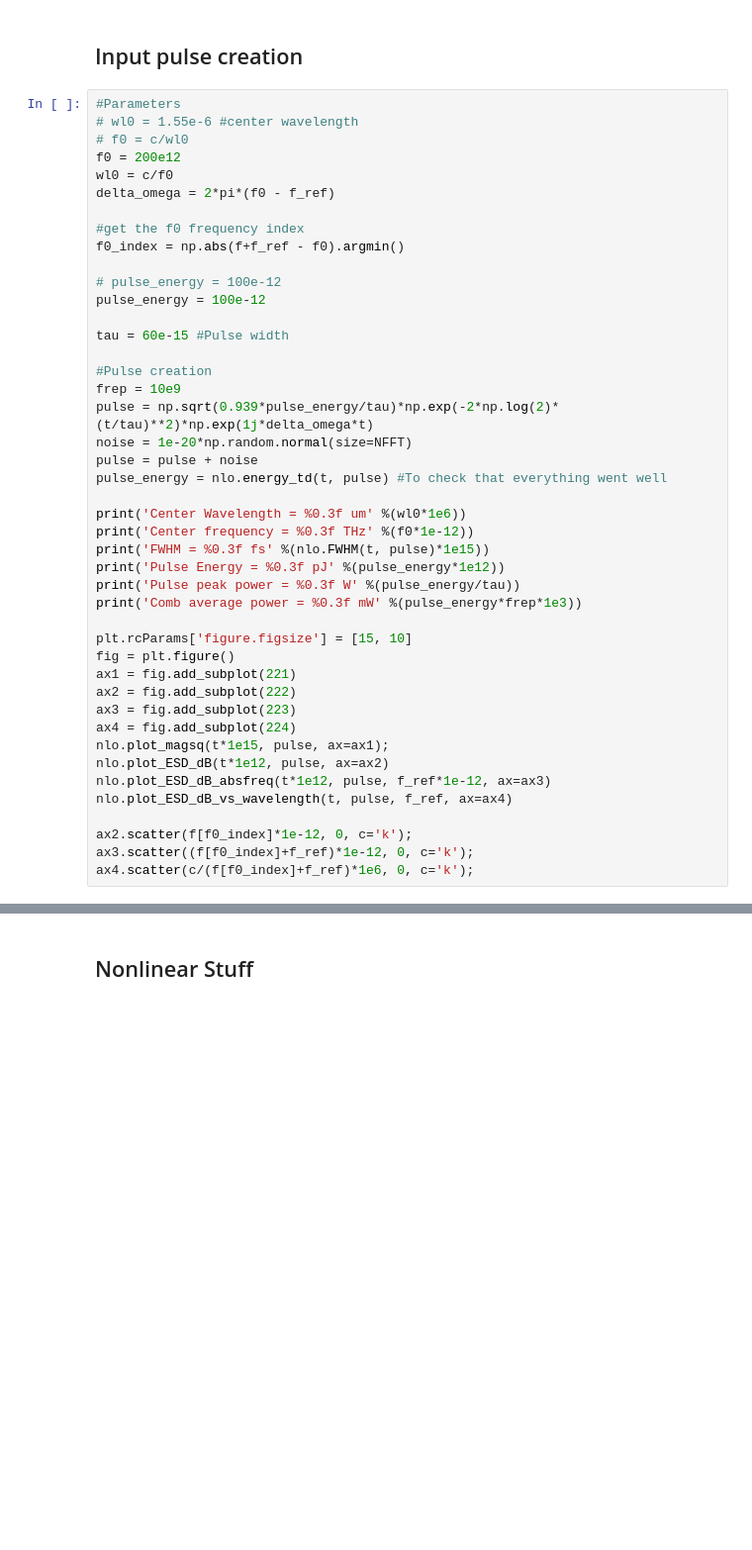
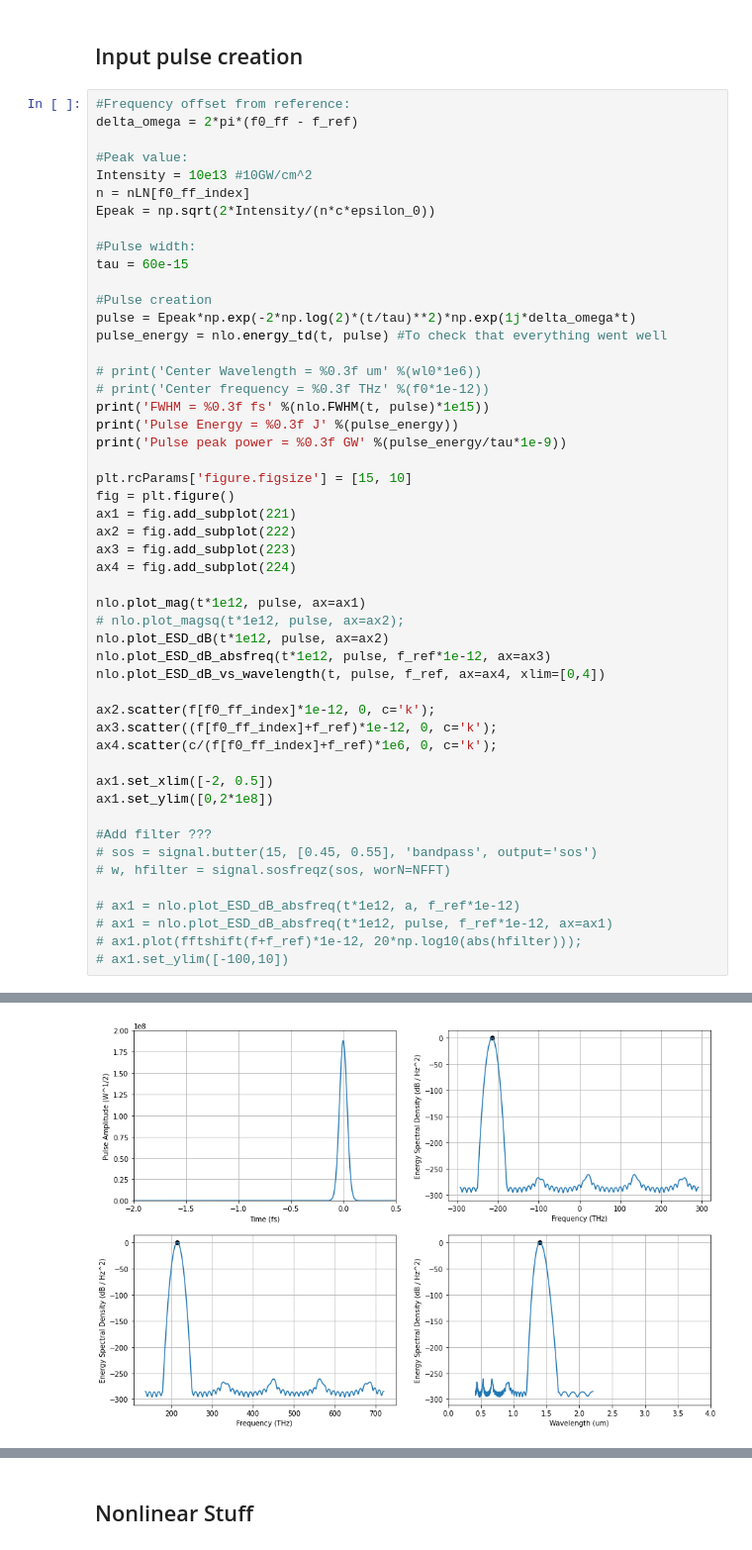
Before and after one commit to ledezmaluism/snow, a Jupyter notebook: Notebooks/SGC_2_free_space_test.ipynb, the cells around one changed output, grey strips where cells are left out. Shown at 99% size. Cells and saved outputs as stored; diff of their text form; blank space fills up the shorter version.

```diff
--- a/Notebooks/SGC_2_free_space_test.ipynb
+++ b/Notebooks/SGC_2_free_space_test.ipynb
@@ -83,34 +197,26 @@ print('Maximum absolute frequency = %0.3f THz' %((np.max(f) + f_ref)*1e-12))
 # %% [markdown]
 ## Input pulse creation
 # %%
-#Parameters
-# wl0 = 1.55e-6 #center wavelength
-# f0 = c/wl0
-f0 = 200e12
-wl0 = c/f0
-delta_omega = 2*pi*(f0 - f_ref)
+#Frequency offset from reference:
+delta_omega = 2*pi*(f0_ff - f_ref)
 
-#get the f0 frequency index
-f0_index = np.abs(f+f_ref - f0).argmin()
+#Peak value:
+Intensity = 10e13 #10GW/cm^2
+n = nLN[f0_ff_index]
+Epeak = np.sqrt(2*Intensity/(n*c*epsilon_0))
 
-# pulse_energy = 100e-12
-pulse_energy = 100e-12
-
-tau = 60e-15 #Pulse width
+#Pulse width:
+tau = 60e-15
 
 #Pulse creation
-frep = 10e9
-pulse = np.sqrt(0.939*pulse_energy/tau)*np.exp(-2*np.log(2)*(t/tau)**2)*np.exp(1j*delta_omega*t)
-noise = 1e-20*np.random.normal(size=NFFT)
-pulse = pulse + noise
+pulse = Epeak*np.exp(-2*np.log(2)*(t/tau)**2)*np.exp(1j*delta_omega*t)
 pulse_energy = nlo.energy_td(t, pulse) #To check that everything went well
 
-print('Center Wavelength = %0.3f um' %(wl0*1e6))
-print('Center frequency = %0.3f THz' %(f0*1e-12))
+# print('Center Wavelength = %0.3f um' %(wl0*1e6))
+# print('Center frequency = %0.3f THz' %(f0*1e-12))
 print('FWHM = %0.3f fs' %(nlo.FWHM(t, pulse)*1e15))
-print('Pulse Energy = %0.3f pJ' %(pulse_energy*1e12))
-print('Pulse peak power = %0.3f W' %(pulse_energy/tau))
-print('Comb average power = %0.3f mW' %(pulse_energy*frep*1e3))
+print('Pulse Energy = %0.3f J' %(pulse_energy))
+print('Pulse peak power = %0.3f GW' %(pulse_energy/tau*1e-9))
 
 plt.rcParams['figure.figsize'] = [15, 10]
 fig = plt.figure()
@@ -118,11 +224,26 @@ ax1 = fig.add_subplot(221)
 ax2 = fig.add_subplot(222)
 ax3 = fig.add_subplot(223)
 ax4 = fig.add_subplot(224)
-nlo.plot_magsq(t*1e15, pulse, ax=ax1);
+
+nlo.plot_mag(t*1e12, pulse, ax=ax1)
+# nlo.plot_magsq(t*1e12, pulse, ax=ax2);
 nlo.plot_ESD_dB(t*1e12, pulse, ax=ax2)
 nlo.plot_ESD_dB_absfreq(t*1e12, pulse, f_ref*1e-12, ax=ax3)
-nlo.plot_ESD_dB_vs_wavelength(t, pulse, f_ref, ax=ax4)
+nlo.plot_ESD_dB_vs_wavelength(t, pulse, f_ref, ax=ax4, xlim=[0,4])
 
-ax2.scatter(f[f0_index]*1e-12, 0, c='k');
-ax3.scatter((f[f0_index]+f_ref)*1e-12, 0, c='k');
-ax4.scatter(c/(f[f0_index]+f_ref)*1e6, 0, c='k');
+ax2.scatter(f[f0_ff_index]*1e-12, 0, c='k');
+ax3.scatter((f[f0_ff_index]+f_ref)*1e-12, 0, c='k');
+ax4.scatter(c/(f[f0_ff_index]+f_ref)*1e6, 0, c='k');
+
+ax1.set_xlim([-2, 0.5])
+ax1.set_ylim([0,2*1e8])
+
+#Add filter ???
+# sos = signal.butter(15, [0.45, 0.55], 'bandpass', output='sos')
+# w, hfilter = signal.sosfreqz(sos, worN=NFFT)
+
+# ax1 = nlo.plot_ESD_dB_absfreq(t*1e12, a, f_ref*1e-12)
+# ax1 = nlo.plot_ESD_dB_absfreq(t*1e12, pulse, f_ref*1e-12, ax=ax1)
+# ax1.plot(fftshift(f+f_ref)*1e-12, 20*np.log10(abs(hfilter)));
+# ax1.set_ylim([-100,10])
+# %% [output]
@@ -128,0 +254 @@ ax4.scatter(c/(f[f0_index]+f_ref)*1e6, 0, c='k');
+[figure, added]
```
Also changed, not shown: parts of 30 cells of this notebook.
